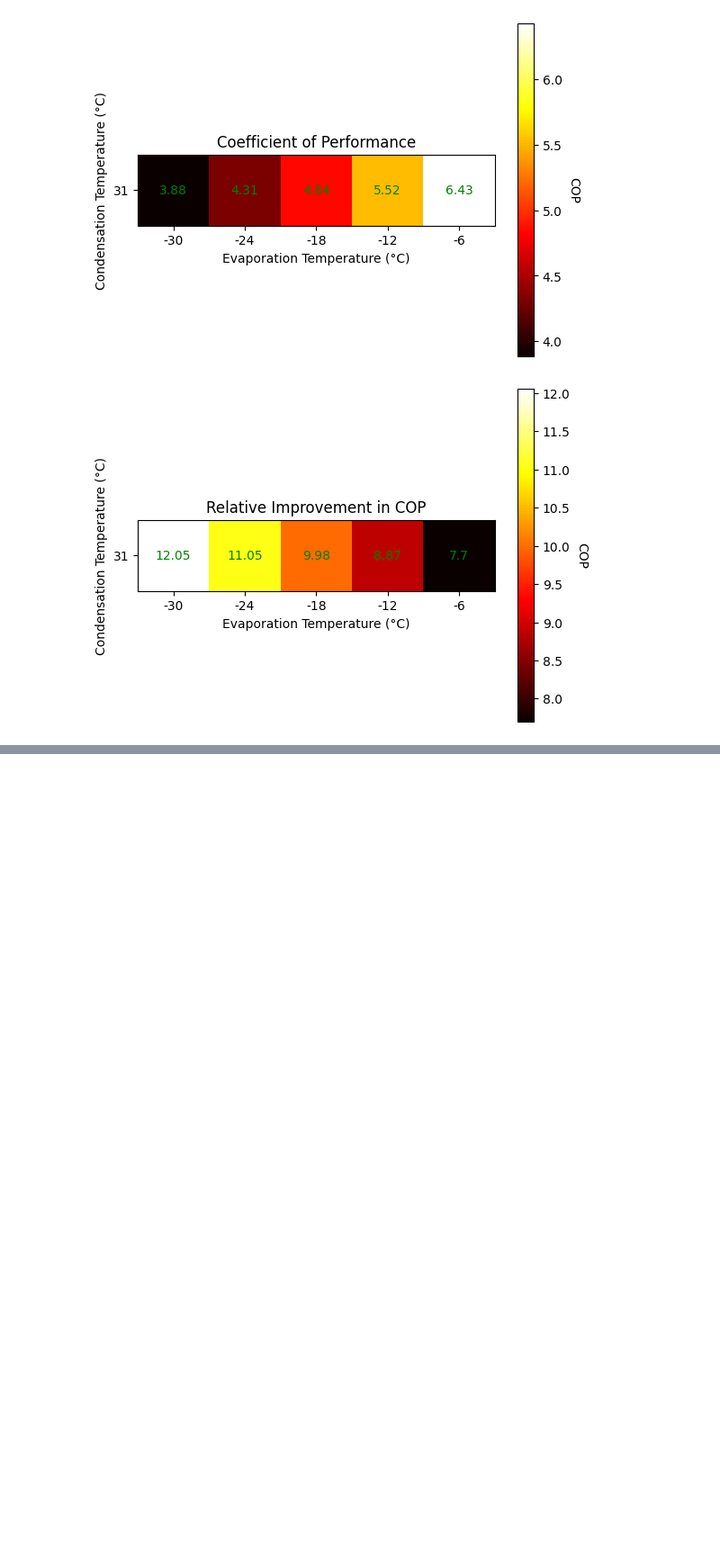
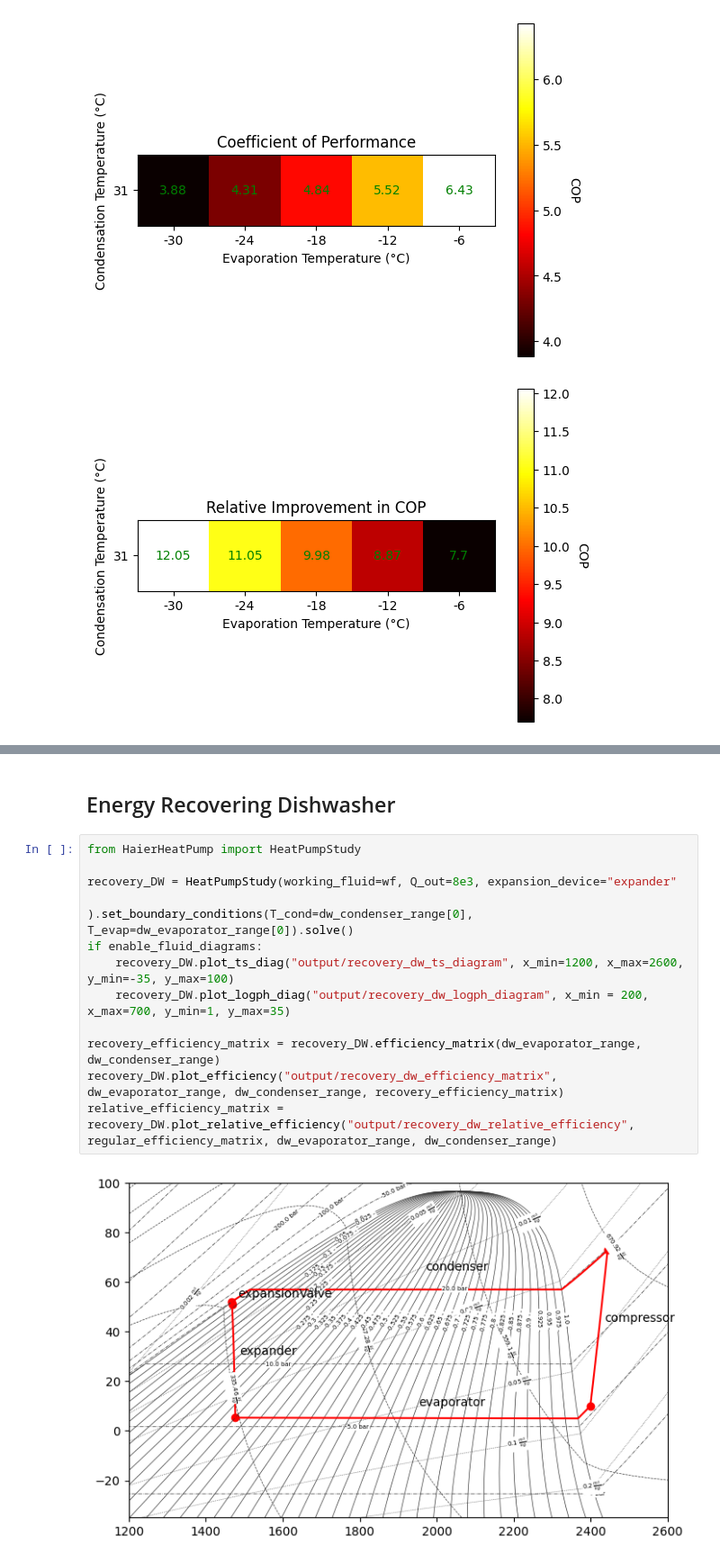
Before and after one commit to Ecalia/heatpump-calculations, a Jupyter notebook: HaierProductStudy/HaierProductStudy.ipynb, the cells around one changed output, grey strips where cells are left out. Shown at 90% size. Saved outputs shown, nothing was run; the diff lists cells and outputs as text; blank space fills up the shorter version.

```diff
--- a/HaierProductStudy/HaierProductStudy.ipynb
+++ b/HaierProductStudy/HaierProductStudy.ipynb
@@ -94,0 +122,16 @@ relative_efficiency_matrix = recovery_HP.plot_relative_efficiency("output/recove
+# %% [markdown]
+## Energy Recovering Dishwasher
+# %%
+from HaierHeatPump import HeatPumpStudy
+
+recovery_DW = HeatPumpStudy(working_fluid=wf, Q_out=8e3, expansion_device="expander"
+                                ).set_boundary_conditions(T_cond=dw_condenser_range[0], T_evap=dw_evaporator_range[0]).solve()
+if enable_fluid_diagrams:
+    recovery_DW.plot_ts_diag("output/recovery_dw_ts_diagram", x_min=1200, x_max=2600, y_min=-35, y_max=100)
+    recovery_DW.plot_logph_diag("output/recovery_dw_logph_diagram", x_min = 200, x_max=700, y_min=1, y_max=35)
+
+recovery_efficiency_matrix = recovery_DW.efficiency_matrix(dw_evaporator_range, dw_condenser_range)
+recovery_DW.plot_efficiency("output/recovery_dw_efficiency_matrix", dw_evaporator_range, dw_condenser_range, recovery_efficiency_matrix)
+relative_efficiency_matrix = recovery_DW.plot_relative_efficiency("output/recovery_dw_relative_efficiency", regular_efficiency_matrix, dw_evaporator_range, dw_condenser_range)
+# %% [output]
+[figure, added]
```
Also changed, not shown: parts of 12 cells of this notebook, 23 other files.
